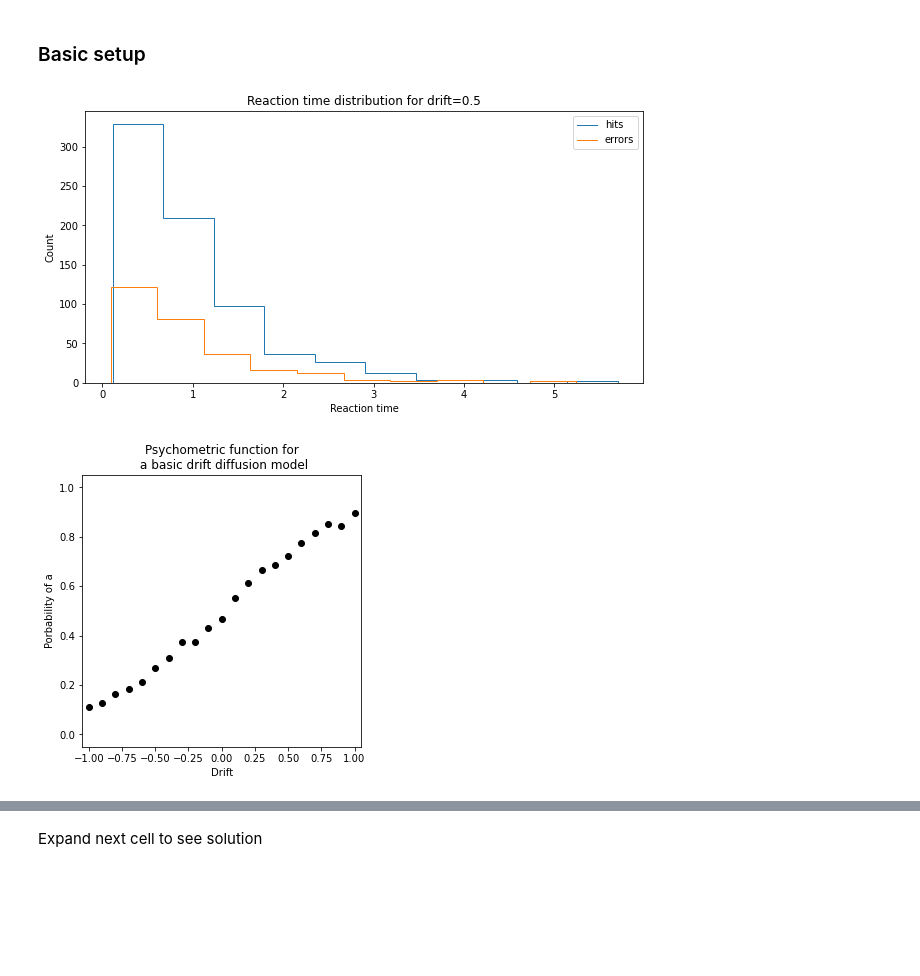
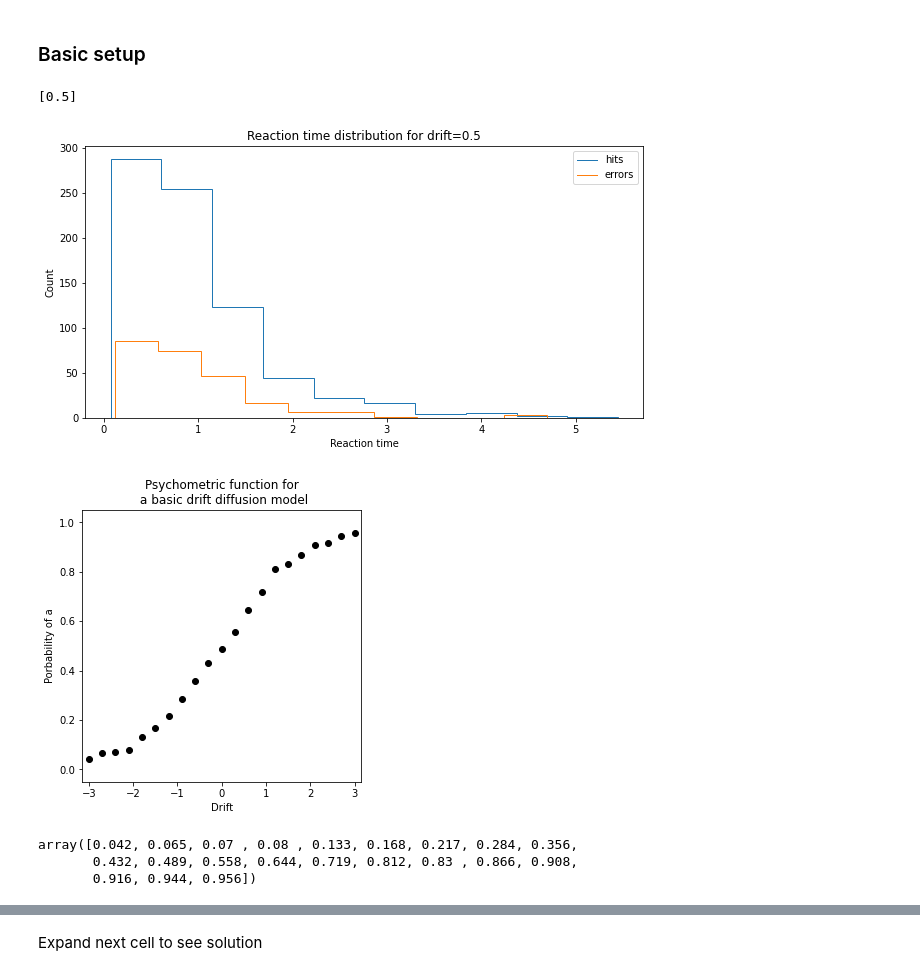
Before and after one commit to I-Pica/indp22-ddm-simulation-project, a Jupyter notebook: code/basic-sim-ddm.ipynb, the cells around one changed output, grey strips where cells are left out. Cells and saved outputs as stored; diff of their text form; code cells hidden in the pictures; blank space fills up the shorter version.

Commit message:
refactor and add quantile probability functions

```diff
--- a/code/basic-sim-ddm.ipynb
+++ b/code/basic-sim-ddm.ipynb
@@ -42,8 +42,12 @@ def sim_ddm(mu=0.5, theta=1, z=0, sigma=1, n_trials=1000, dt=.001, T=10):
             break
 
    # Get the hit and error trials
-   hits = np.where(S[:,0]==1)
-   errs = np.where(S[:,0]==0)
+   if np.sign(mu)>0:
+      hits = np.where(S[:,0]==1)
+      errs = np.where(S[:,0]==0)
+   else:
+      hits = np.where(S[:,0]==0)
+      errs = np.where(S[:,0]==1)
    return S, hits, errs
 # %%
 # Define DDM parameters
@@ -59,7 +63,7 @@ T = 10
 # %%
 # Run DDM simulations for different drifts
 n_mu = 21
-mu_list = np.linspace(-1, 1, n_mu)
+mu_list = [0.5] #3*np.linspace(-1, 1, n_mu)
 # Preallocate results
 S_list = []
 hits_list = []
@@ -70,9 +74,13 @@ for mu in mu_list:
     S_list.append(S)
     hits_list.append(hits)
     errs_list.append(errs)
+# %%
+mu_list
+# %% [output]
+[0.5]
 # %%
 # Plot the reaction time distributions for the hit and error trials, for example mu
-mu_i = 15 # example mu
+mu_i = 0 # example mu
 
 rt_hits_hist, rt_hits_bin_edges = np.histogram(S_list[mu_i][hits_list[mu_i],1])
 rt_errs_hist, rt_errs_bin_edges = np.histogram(S_list[mu_i][errs_list[mu_i],1])
@@ -86,23 +94,29 @@ plt.title('Reaction time distribution for drift={}'.format(mu_list[mu_i]))
 plt.legend(loc='upper right')
 plt.show()
 # %% [output]
-[figure, old version]
+[figure, new version]
 # %%
 # Plot a psychometric curve
-hit_rate = np.zeros((n_mu,))
-err_rate = np.zeros((n_mu,))
+a_rate = np.zeros((n_mu,))
+b_rate = np.zeros((n_mu,))
 for i in range(n_mu):
-    hit_rate[i] = np.shape(hits_list[i])[1]
-    err_rate[i] = np.shape(errs_list[i])[1]
-prob_a = np.divide(hit_rate, hit_rate+err_rate) # probability of a
+    a_rate[i] = np.sum(S_list[i]==1)
+    b_rate[i] = np.sum(S_list[i]==0)
+prob_a = np.divide(a_rate, a_rate+b_rate) # probability of a
 
 plt.figure(figsize=(5,5))
 plt.scatter(mu_list, prob_a, color='k')
 plt.xlabel('Drift')
 plt.ylabel('Porbability of a')
-plt.xlim([np.min(mu_list)-0.05, np.max(mu_list)+0.05])
+plt.xlim([np.min(mu_list)*1.05, np.max(mu_list)*1.05])
 plt.ylim([0-0.05, 1+0.05])
 plt.title('Psychometric function for\n a basic drift diffusion model')
 plt.show()
 # %% [output]
-[figure, old version]
+[figure, new version]
+# %%
+prob_a
+# %% [output]
+array([0.042, 0.065, 0.07 , 0.08 , 0.133, 0.168, 0.217, 0.284, 0.356,
+       0.432, 0.489, 0.558, 0.644, 0.719, 0.812, 0.83 , 0.866, 0.908,
+       0.916, 0.944, 0.956])
```
Also changed, not shown: parts of 1 cell of this notebook.
